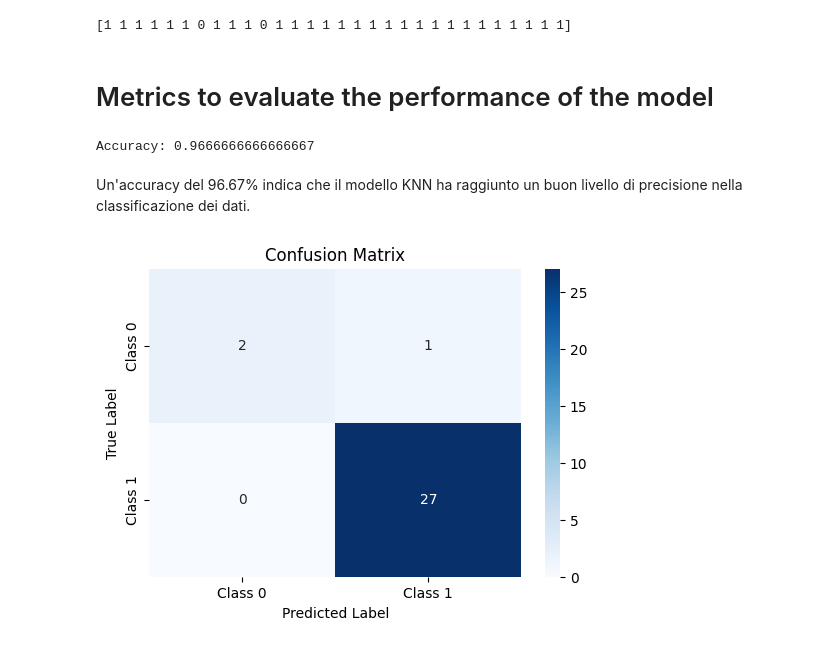
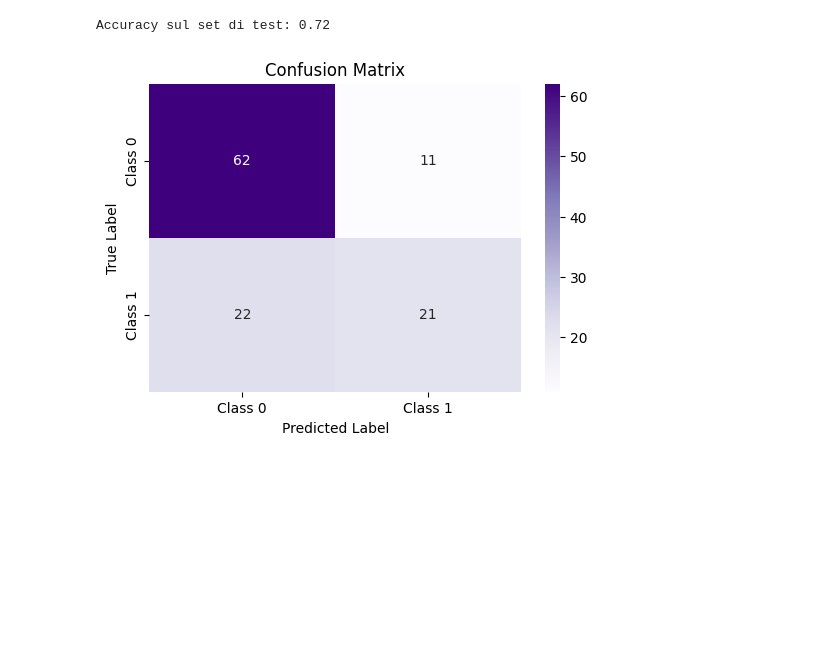
Before and after one commit to SigFerdo/MachineLearning, a Jupyter notebook: knn.ipynb, the cells around one changed output. Drawn from its saved outputs; the diff is of its cells as text; code cells hidden in the pictures; blank space fills up the shorter version.

```diff
--- a/knn.ipynb
+++ b/knn.ipynb
@@ -27,2 +27,0 @@ Crea un'istanza del classificatore KNN:
-# %%
-knn = KNeighborsClassifier(n_neighbors=3)  # Specifica il numero di vicini da considerare (k)
@@ -28,0 +30,28 @@ knn = KNeighborsClassifier(n_neighbors=3)  # Specifica il numero di vicini da co
+# %%
+# Specifica la griglia di hyperparameters da provare
+param_grid = {'n_neighbors': [1, 3, 5, 7, 9, 11, 13, 15]}
+
+# Inizializza le variabili per tenere traccia dei migliori hyperparameters e della migliore accuracy
+best_params = None
+best_val_accuracy = 0
+
+# Prova ogni combinazione di hyperparameters nella griglia
+for params in param_grid['n_neighbors']:
+    # Crea un'istanza del modello k-NN con gli hyperparameters correnti
+    knn = KNeighborsClassifier(n_neighbors=params)
+
+    # Addestra il modello utilizzando il set di addestramento
+    knn.fit(train_features, train_labels)
+
+    # Valuta le prestazioni del modello sul set di validazione
+    y_val_pred = knn.predict(val_features)
+    val_accuracy = accuracy_score(val_labels, y_val_pred)
+
+    # Se le prestazioni del modello sul set di validazione sono migliori delle migliori prestazioni attuali,
+    # aggiorna i migliori hyperparameters e la migliore accuracy
+    if val_accuracy > best_val_accuracy:
+        best_params = params
+        best_val_accuracy = val_accuracy
+
+# Stampa i migliori hyperparameters trovati dalla ricerca sulla griglia
+print(f'Migliori hyperparameters: {best_params}')
@@ -29 +62,4 @@ knn = KNeighborsClassifier(n_neighbors=3)  # Specifica il numero di vicini da co
+# %%
+# Crea un'istanza del modello k-NN utilizzando i migliori hyperparameters trovati dalla ricerca sulla griglia
+knn = KNeighborsClassifier(n_neighbors=best_params)
 # %% [markdown]
@@ -113,32 +85,24 @@ In generale, possiamo concludere che il modello ha buone prestazioni nel riconos
-# %%
-test_predictions = knn.predict(test_features)
-print(test_predictions)
-# %% [output]
-[1 1 1 1 1 1 0 1 1 1 0 1 1 1 1 1 1 1 1 1 1 1 1 1 1 1 1 1 1 1]
-# %% [markdown]
-# Metrics to evaluate the performance of the model
-# %%
-accuracy = accuracy_score(test_labels, test_predictions)
-print("Accuracy:", accuracy)
-# %% [output]
-Accuracy: 0.9666666666666667
-# %% [markdown]
-Un'accuracy del 96.67% indica che il modello KNN ha raggiunto un buon livello di precisione nella classificazione dei dati.
+# %%
+# Valuta le prestazioni del modello sul set di test
+test_accuracy = accuracy_score(test_labels, test_predictions)
+print(f'Accuracy sul set di test: {test_accuracy:.2f}')
+# %% [output]
+Accuracy sul set di test: 0.72
 # %%
 # Compute confusion matrix
 cm = confusion_matrix(test_labels, test_predictions)
 
 # Define class labels
 class_labels = ['Class 0', 'Class 1']
 
 # Create the heatmap
 plt.figure(figsize=(6, 4))
-sns.heatmap(cm, annot=True, fmt='d', cmap='Blues',
+sns.heatmap(cm, annot=True, fmt='d', cmap='Purples',
             xticklabels=class_labels, yticklabels=class_labels)
 
 plt.title('Confusion Matrix')
 plt.xlabel('Predicted Label')
 plt.ylabel('True Label')
 plt.show()
 # %% [output]
-[figure, old version]
+[figure, new version]
```
Also changed, not shown: parts of 27 cells of this notebook, 15 other files.
